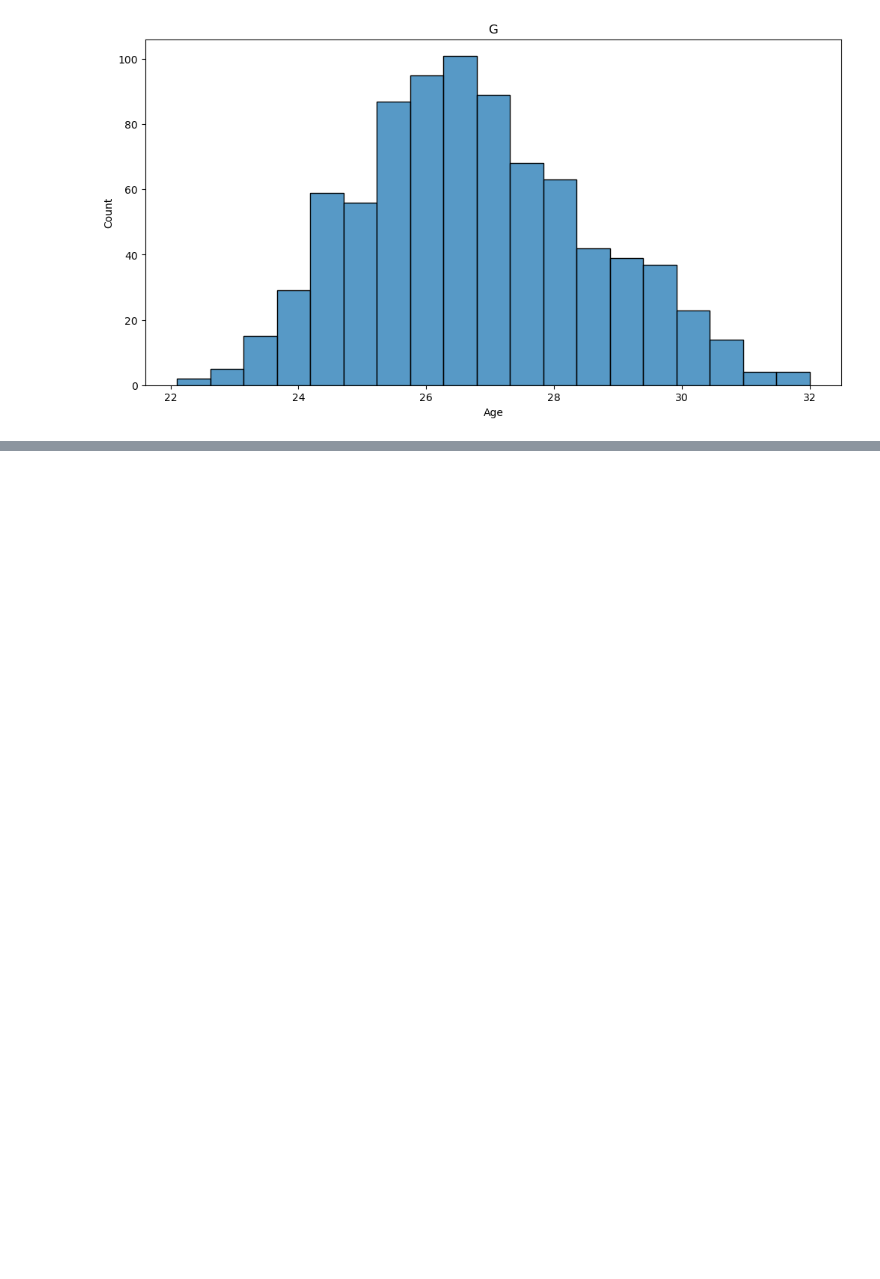
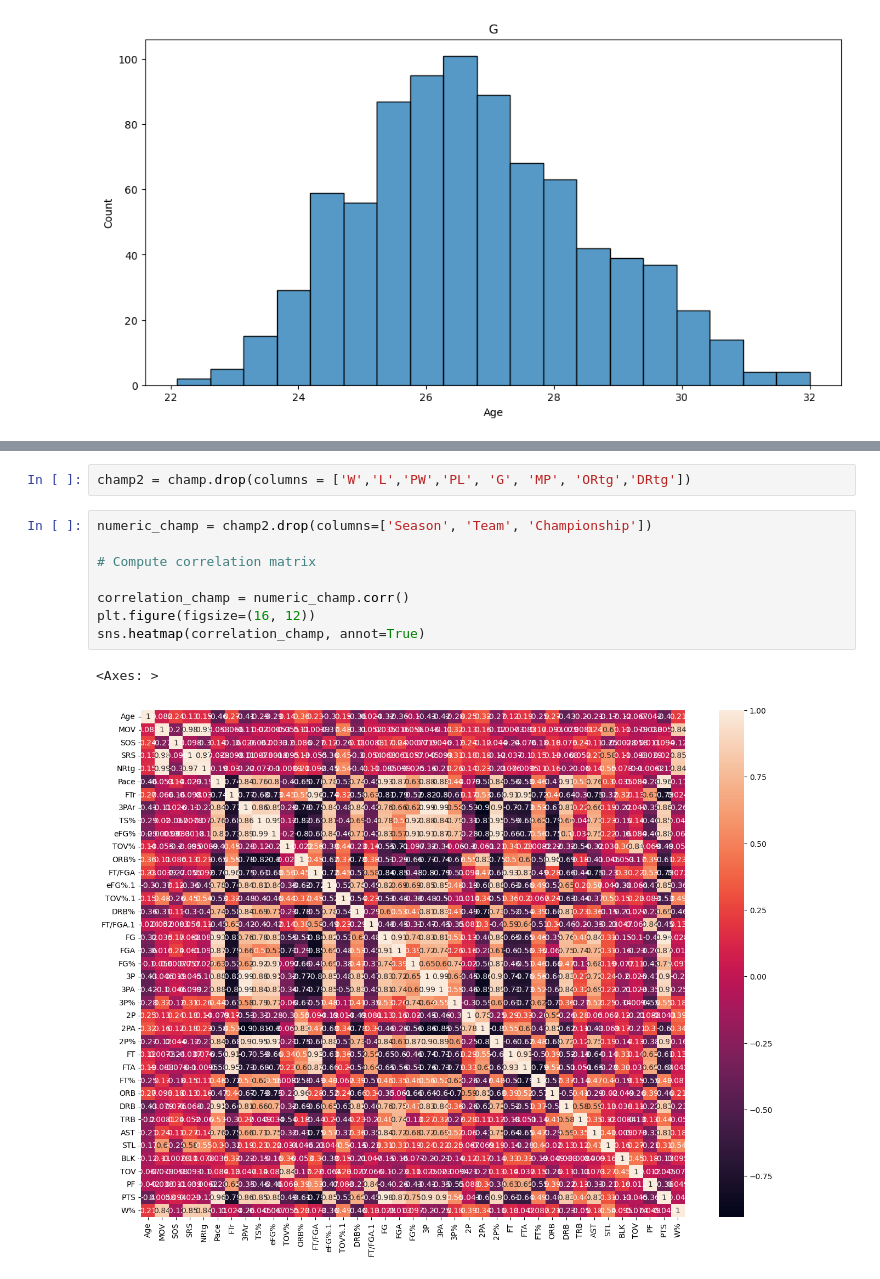
Before and after one commit to abdulksyed10/CS2410FinalProject, a Jupyter notebook: Preprocessing.ipynb, the cells around one changed output, grey strips where cells are left out. Saved outputs shown, nothing was run; the diff lists cells and outputs as text; blank space fills up the shorter version.

```diff
--- a/Preprocessing.ipynb
+++ b/Preprocessing.ipynb
@@ -155 +170,14 @@ print(champ)
+# %%
+champ2 = champ.drop(columns = ['W','L','PW','PL', 'G', 'MP', 'ORtg','DRtg'])
+# %%
+numeric_champ = champ2.drop(columns=['Season', 'Team', 'Championship'])
+
+# Compute correlation matrix
+
+correlation_champ = numeric_champ.corr()
+plt.figure(figsize=(16, 12))
+sns.heatmap(correlation_champ, annot=True)
+# %% [output]
+<Axes: >
+[figure, added]
 # %%
```
Also changed, not shown: parts of 17 cells of this notebook.
